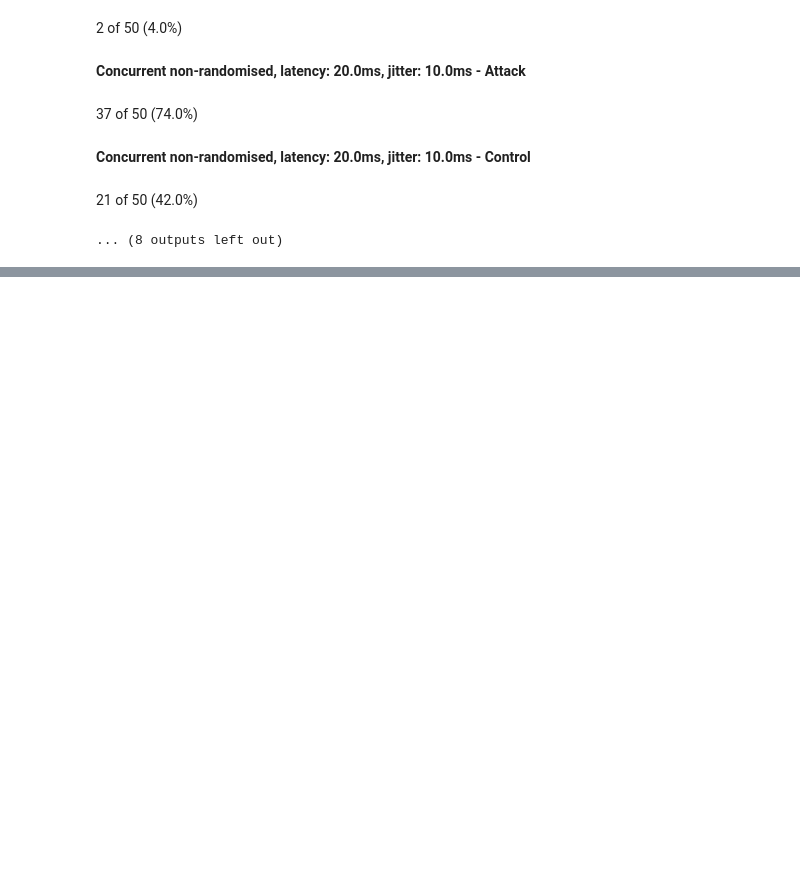
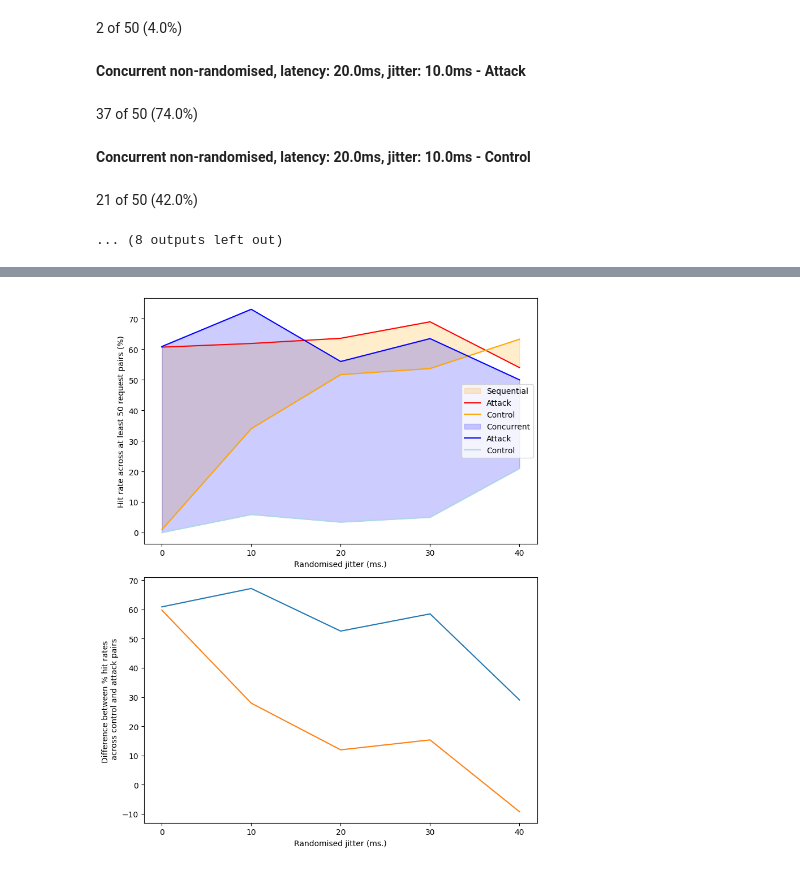
Before and after one commit to jefc1111/laravel-user-enumeration-demo, a Jupyter notebook: result_analysis.ipynb, the cells around one changed output, grey strips where cells are left out. Saved outputs shown, nothing was run; the diff lists cells and outputs as text; code cells hidden in the pictures; blank space fills up the shorter version.

```diff
--- a/result_analysis.ipynb
+++ b/result_analysis.ipynb
@@ -172,0 +255,3 @@ analyse_result_folder('concurrent/non-randomised/400200')
+# %%
+concurrent_df = df.iloc[[4, 7, 9, 8, 6, 5]].sort_values(by=['Jitter', 'Latency'])
+concurrent_df
@@ -172,0 +266,3 @@ analyse_result_folder('concurrent/non-randomised/400200')
+# %%
+sequential_df = df.iloc[[10, 14, 15, 12]].sort_values(by=['Jitter', 'Latency'])
+sequential_df
@@ -172,0 +275,66 @@ analyse_result_folder('concurrent/non-randomised/400200')
+# %%
+fig, axes = plt.subplots(2, 1, figsize=(8,10))
+
+axes[0].set_xticks([0, 10, 20, 30, 40])
+axes[1].set_xticks([0, 10, 20, 30, 40])
+
+axes[0].set_xlabel('Randomised jitter (ms.)')
+axes[1].set_xlabel('Randomised jitter (ms.)')
+
+axes[0].set_ylabel('Hit rate across at least 50 request pairs (%)')
+axes[1].set_ylabel('Difference between % hit rates \n across control and attack pairs')
+
+x = concurrent_df['Jitter']
+
+# Sequential attack style plots
+y1 = sequential_df['Attack % hit']
+y2 = sequential_df['Control % hit']
+
+axes[0].fill_between(
+    x,
+    sequential_df['Attack % hit'],
+    sequential_df['Control % hit'],
+    color="orange",
+    alpha=0.2,
+    label="Sequential"
+)
+
+axes[0].plot(x, y1, color="red", label="Attack")
+axes[0].plot(x, y2, color="orange", label="Control")
+
+
+# Concurrent attack style plots
+axes[0].fill_between(
+    x,
+    concurrent_df['Attack % hit'],
+    concurrent_df['Control % hit'],
+    color="blue",
+    alpha=0.2,
+    label="Concurrent"
+)
+
+axes[0].plot(x, concurrent_df['Attack % hit'], color="blue", label="Attack")
+axes[0].plot(x, concurrent_df['Control % hit'], color="lightblue", label="Control")
+
+
+
+axes[1].plot(
+    x,
+    concurrent_df['% hit diff'],
+    label="Concurrent"
+)
+
+axes[1].plot(
+    x,
+    sequential_df['% hit diff'],
+    label="Sequential"
+)
+
+axes[0].legend()
+# axes[1].legend()
+
+fig.tight_layout()
+
+plt.show()
+# %% [output]
+[figure, added]
```
Also changed, not shown: parts of 6 cells of this notebook, 29 other files.
